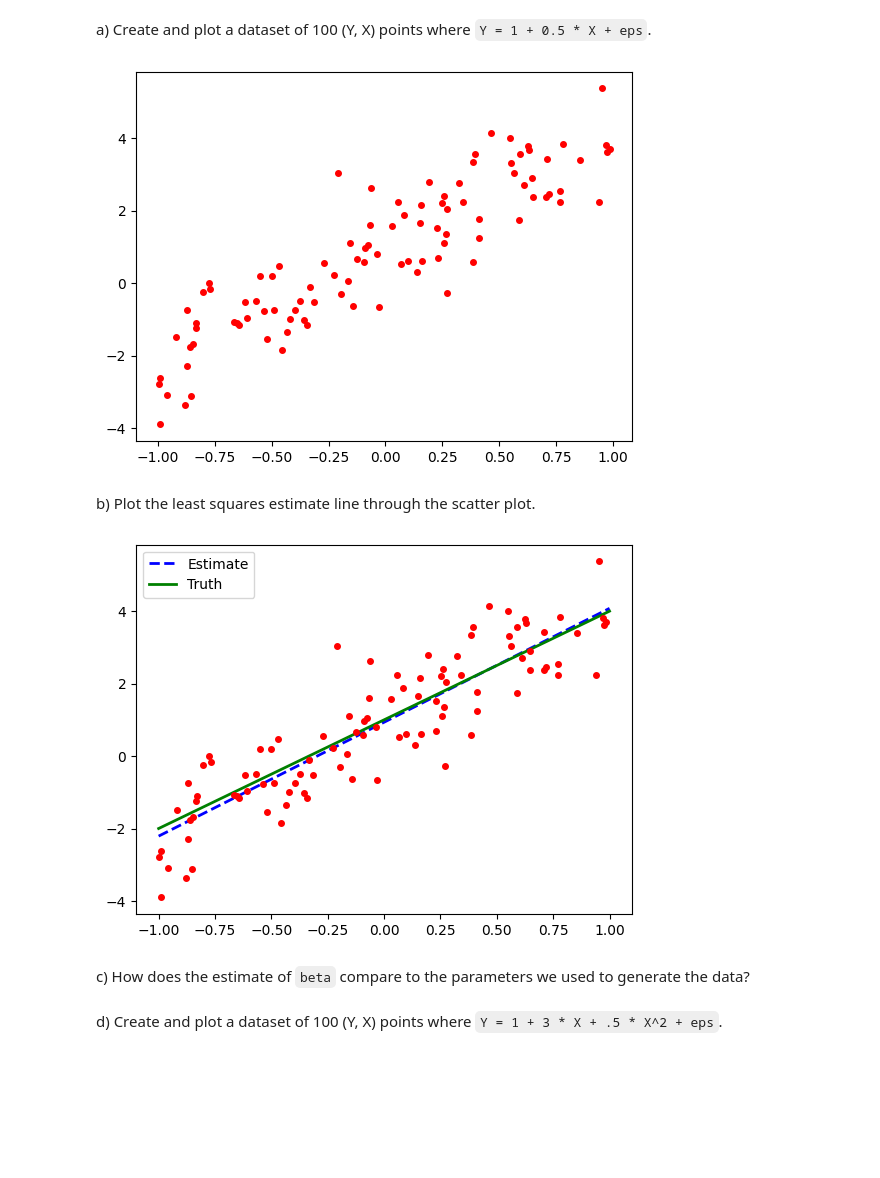
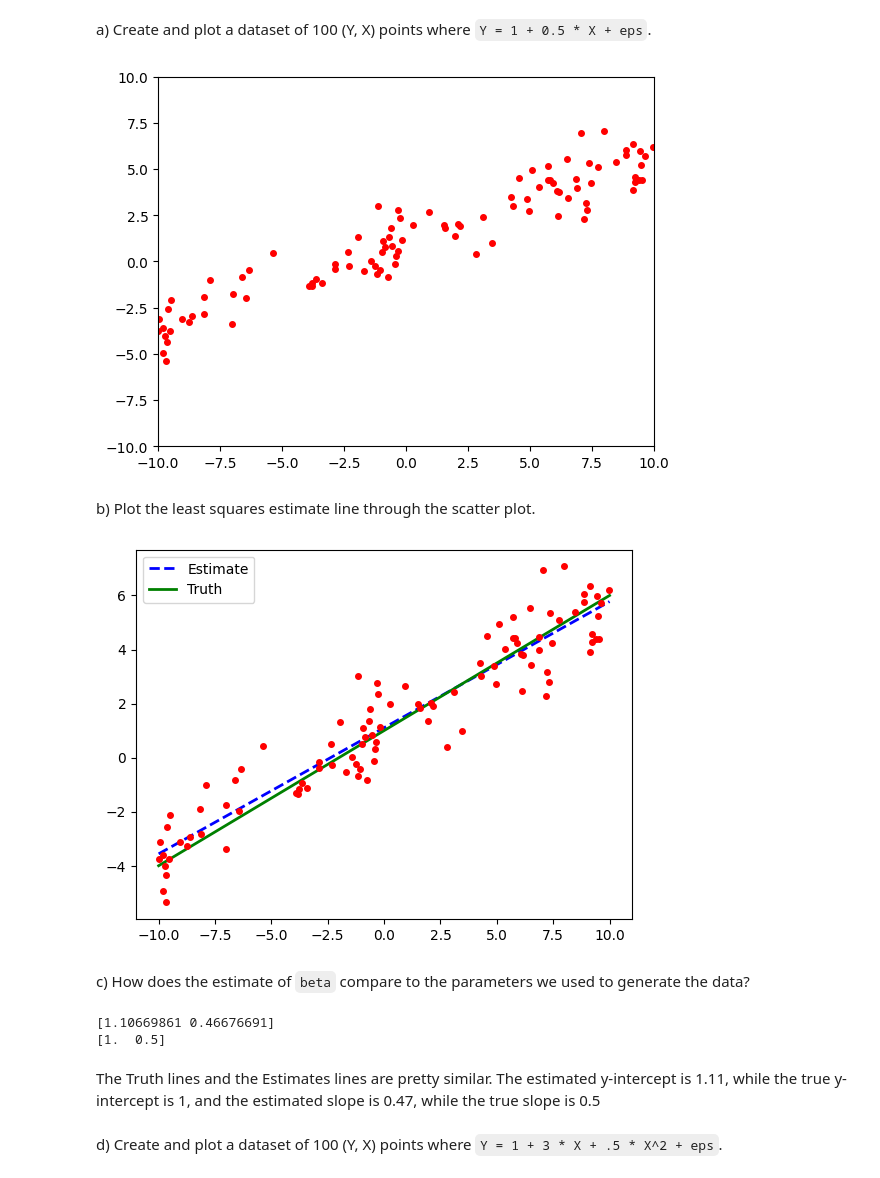
Before and after one commit to clarkaid/Data-Science-Fundamentals, a Jupyter notebook: lecture_18/worksheet_18.ipynb, the cells around one changed output. Drawn from its saved outputs; the diff is of its cells as text; code cells hidden in the pictures; blank space fills up the shorter version.

```diff
--- a/lecture_18/worksheet_18.ipynb
+++ b/lecture_18/worksheet_18.ipynb
@@ -51,24 +51,28 @@ a) Create and plot a dataset of 100 (Y, X) points where `Y = 1 + 0.5 * X + eps`.
 # %%
 import numpy as np
 import matplotlib.pyplot as plt
 
 SAMPLE_SIZE = 100
+fig = plt.figure()
+ax = fig.subplots()
 
-true_beta = np.array([ ... , ... ])
-x = -1.0 + 2.0 * np.random.random(SAMPLE_SIZE)
+true_beta = np.array([ 1 , 0.5 ])
+x = -10.0 + 20.0 * np.random.random(SAMPLE_SIZE)
 y = true_beta[0] + true_beta[1] * x + np.random.randn(SAMPLE_SIZE)
 plt.plot(x,y,'ro',markersize=4)
+ax.set_xlim(-10,10)
+ax.set_ylim(-10,10)
 plt.show()
 # %% [output]
-[figure, old version]
+[figure, new version]
 # %% [markdown]
 b) Plot the least squares estimate line through the scatter plot.
 # %%
 intercept = np.ones(np.shape(x)[0])
 X = np.array([intercept, x]).T
-beta_hat = ...
+beta_hat = np.linalg.inv(X.T @ X) @ X.T @ y
 
-x_plot = np.linspace(-1,1,50)
+x_plot = np.linspace(-10,10,50)
 y_est = beta_hat[0] + beta_hat[1] * x_plot
 plt.plot(x_plot, y_est,'b--', lw=2, label='Estimate')
 plt.plot(x_plot, true_beta[0] + true_beta[1] * x_plot, lw=2, c='g', label='Truth')
@@ -76,8 +80,16 @@ plt.plot(x, y,'ro',markersize=4)
 plt.legend()
 plt.show()
 # %% [output]
-[figure, old version]
+[figure, new version]
 # %% [markdown]
 c) How does the estimate of `beta` compare to the parameters we used to generate the data?
+# %%
+print(beta_hat)
+print(true_beta)
+# %% [output]
+[1.10669861 0.46676691]
+[1.  0.5]
+# %% [markdown]
+The Truth lines and the Estimates lines are pretty similar. The estimated y-intercept is 1.11, while the true y-intercept is 1, and the estimated slope is 0.47, while the true slope is 0.5
 # %% [markdown]
 d) Create and plot a dataset of 100 (Y, X) points where `Y = 1 + 3 * X + .5 * X^2 + eps`.
```
Also changed, not shown: parts of 6 cells of this notebook.
